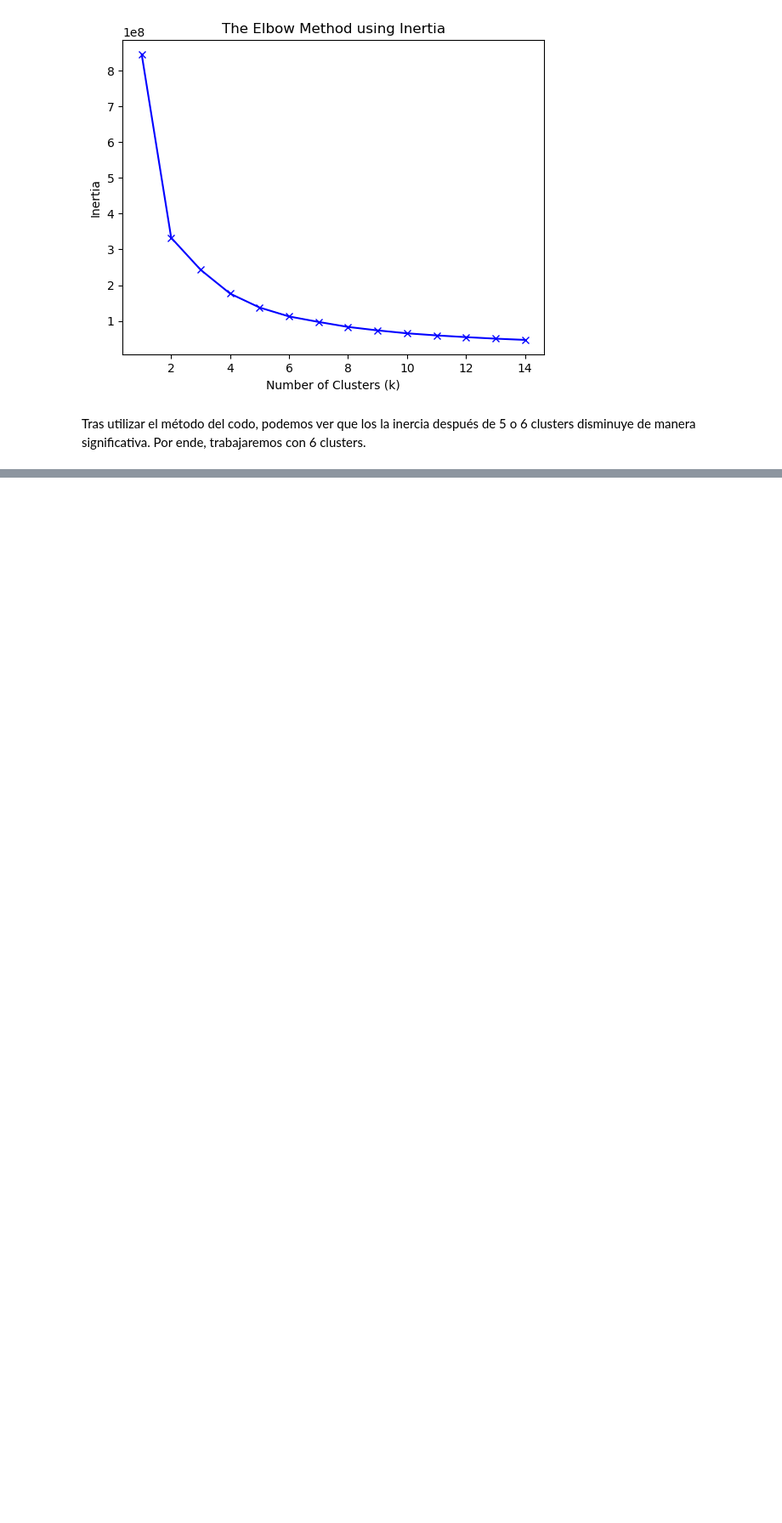
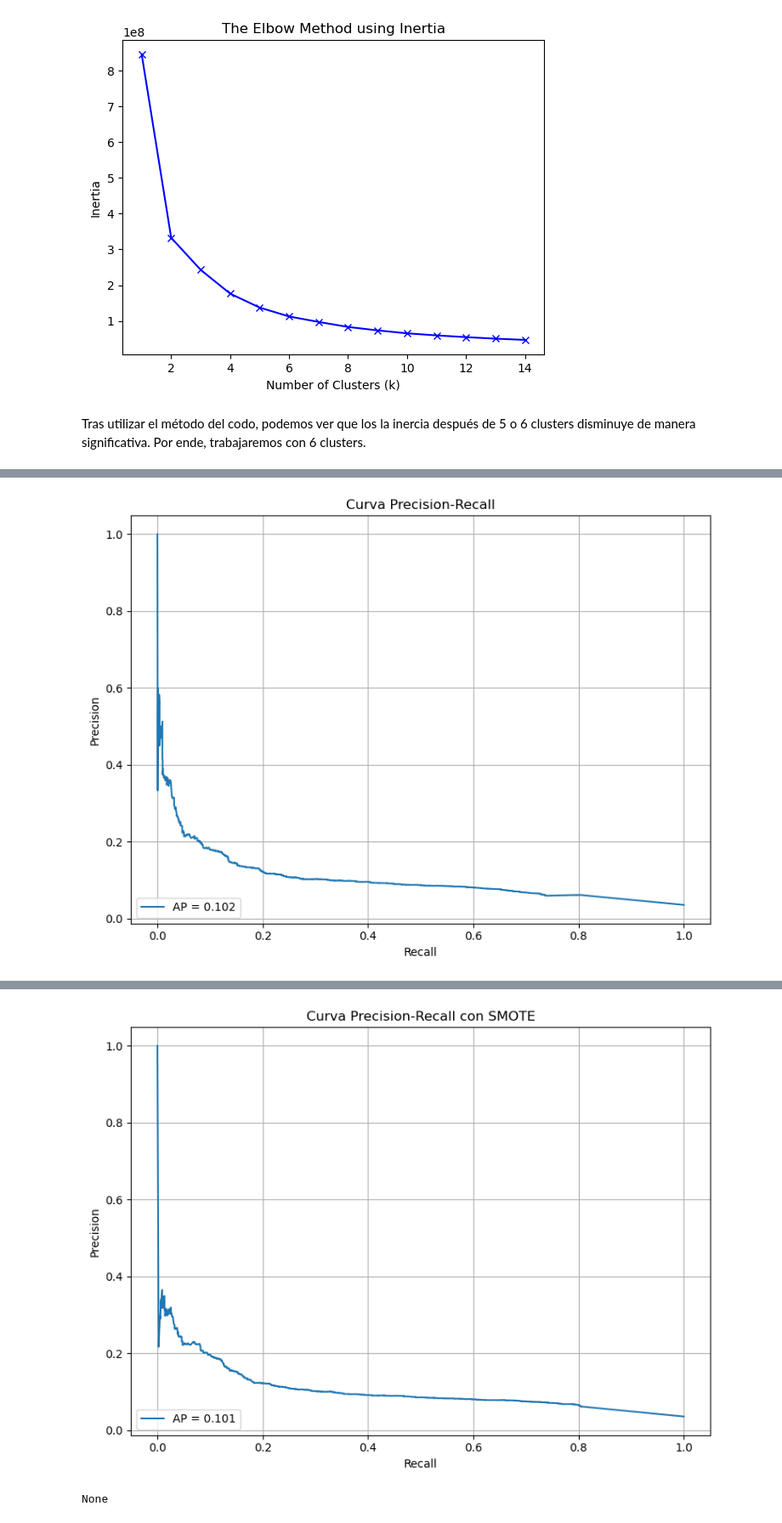
Before and after one commit to Winoid/TareasTOPD, a Jupyter notebook: Tarea4.ipynb, the cells around one changed output, grey strips where cells are left out. Shown at 85% size. Drawn from its saved outputs; the diff is of its cells as text; code cells hidden in the pictures; blank space fills up the shorter version.

```diff
--- a/Tarea4.ipynb
+++ b/Tarea4.ipynb
@@ -639,0 +769,8 @@ Entonces, los clusters con una tasa de mortalidad sobre la cual se puede armar u
+# %%
+def prediccion_modelos(data, target):
+    X = data.drop(target, axis = 1)
+    y= data[target]
+    X_train, X_test, y_train, y_test = train_test_split(X, y,test_size=.5,random_state =123)
+    clf = LazyClassifier(verbose=0,ignore_warnings=True, custom_metric=recall_score)
+    models,predictions = clf.fit(X_train, X_test, y_train, y_test)
+    return models
@@ -639,0 +949,62 @@ Entonces, los clusters con una tasa de mortalidad sobre la cual se puede armar u
+# %%
+from sklearn.ensemble import RandomForestClassifier
+from sklearn.metrics import classification_report, accuracy_score, precision_recall_curve, average_precision_score
+from sklearn.model_selection import train_test_split
+import matplotlib.pyplot as plt
+from imblearn.over_sampling import SMOTE
+
+def Random_forest_clas_SMOTE(df, target, title="Curva Precision-Recall"):
+    # Separar variables independientes y dependiente
+    X = df.drop(columns=[target])
+    y = df[target]
+
+    # Separar en entrenamiento y prueba
+    X_train, X_test, y_train, y_test = train_test_split(X, y, test_size=0.2, random_state=42, stratify=y)
+
+    # Aplicar SMOTE al conjunto de entrenamiento
+    smote = SMOTE(random_state=42)
+    X_train_resampled, y_train_resampled = smote.fit_resample(X_train, y_train)
+
+    # Inicializar y entrenar modelo con balanceo de clases en los datos resampleados
+    rf_model = RandomForestClassifier(n_estimators=100, random_state=42, class_weight='balanced')
+    rf_model.fit(X_train_resampled, y_train_resampled)
+
+    # Predicción y evaluación en el conjunto de prueba original
+    y_pred = rf_model.predict(X_test)
+    print("Accuracy (with SMOTE):", accuracy_score(y_test, y_pred))
+    print("Classification Report (with SMOTE):\n", classification_report(y_test, y_pred))
+
+    # Obtener probabilidades para la clase positiva (1)
+    y_scores = rf_model.predict_proba(X_test)[:, 1]
+
+    # Curva Precision-Recall
+    precision, recall, _ = precision_recall_curve(y_test, y_scores)
+    average_precision = average_precision_score(y_test, y_scores)
+
+    # Graficar
+    plt.figure(figsize=(8, 6))
+    plt.plot(recall, precision, label=f'AP = {average_precision:.3f}')
+    plt.xlabel('Recall')
+    plt.ylabel('Precision')
+    plt.title(title + " con SMOTE")
+    plt.grid(True)
+    plt.legend(loc='lower left')
+    plt.tight_layout()
+    plt.show()
+
+def prediccion_modelos(df, target):
+    print("Resultados del modelo Random Forest (sin SMOTE):")
+    Random_forest_clas(df.copy(), target)
+    print("\nResultados del modelo Random Forest (con SMOTE):")
+    Random_forest_clas_SMOTE(df.copy(), target)
+
+# Filtrar solo el clúster 4
+df_cluster4 = df_bal[df_bal['cluster'] == 4].copy()
+
+# Eliminar columna 'cluster' porque no es predictora aquí
+df_cluster4 = df_cluster4.drop(columns=['cluster'])
+
+# Usar la función de predicción
+resultados_cluster4 = prediccion_modelos(df_cluster4, target='FALLECIDO')
+print(resultados_cluster4)
+# %% [output]
@@ -639,0 +1022 @@ Entonces, los clusters con una tasa de mortalidad sobre la cual se puede armar u
+[figure, added]
@@ -639,0 +1034,2 @@ Entonces, los clusters con una tasa de mortalidad sobre la cual se puede armar u
+[figure, added]
+None
```
Also changed, not shown: parts of 13 cells of this notebook.
